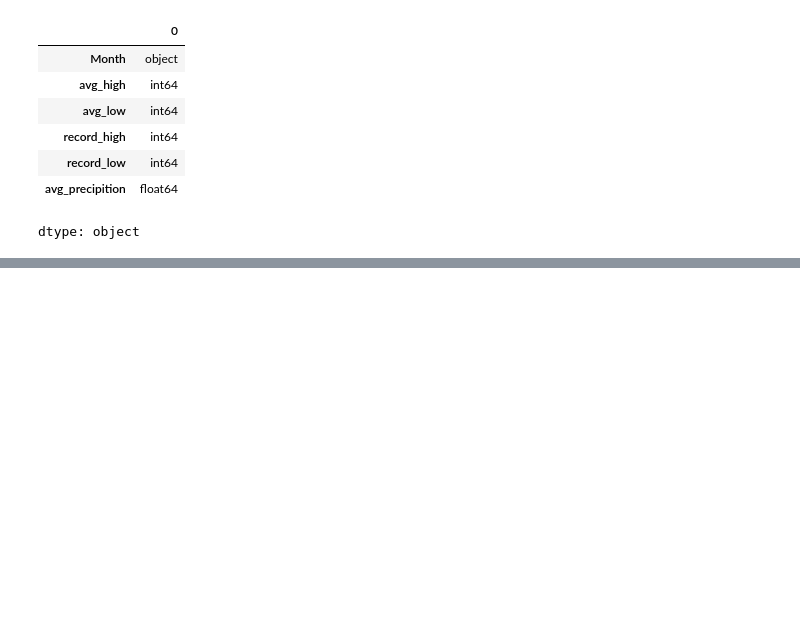
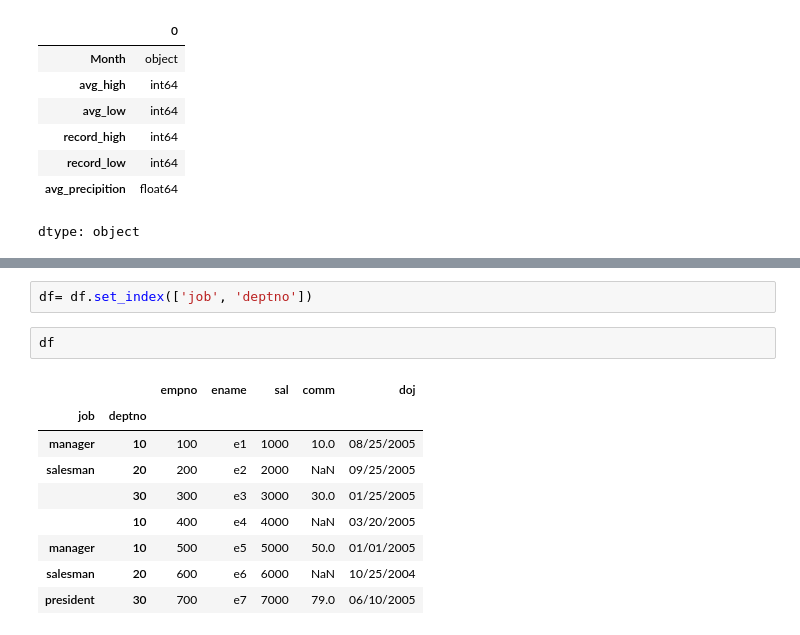
Before and after one commit to Janasya85/Datasciences, a Jupyter notebook: Pandas_Essentials_Jany.ipynb, the cells around one changed output, grey strips where cells are left out. Drawn from its saved outputs; the diff is of its cells as text; blank space fills up the shorter version.

```diff
--- a/Pandas_Essentials_Jany.ipynb
+++ b/Pandas_Essentials_Jany.ipynb
@@ -269,0 +687,14 @@ dtype: object
+# %%
+df= df.set_index(['job', 'deptno'])
+# %%
+df
+# %% [output]
+|  |  | empno | ename | sal | comm | doj |
+| job | deptno |  |  |  |  |  |
+| manager | 10 | 100 | e1 | 1000 | 10.0 | 08/25/2005 |
+| salesman | 20 | 200 | e2 | 2000 | NaN | 09/25/2005 |
+|  | 30 | 300 | e3 | 3000 | 30.0 | 01/25/2005 |
+|  | 10 | 400 | e4 | 4000 | NaN | 03/20/2005 |
+| manager | 10 | 500 | e5 | 5000 | 50.0 | 01/01/2005 |
+| salesman | 20 | 600 | e6 | 6000 | NaN | 10/25/2004 |
+| president | 30 | 700 | e7 | 7000 | 79.0 | 06/10/2005 |
```
Also changed, not shown: parts of 68 cells of this notebook.
